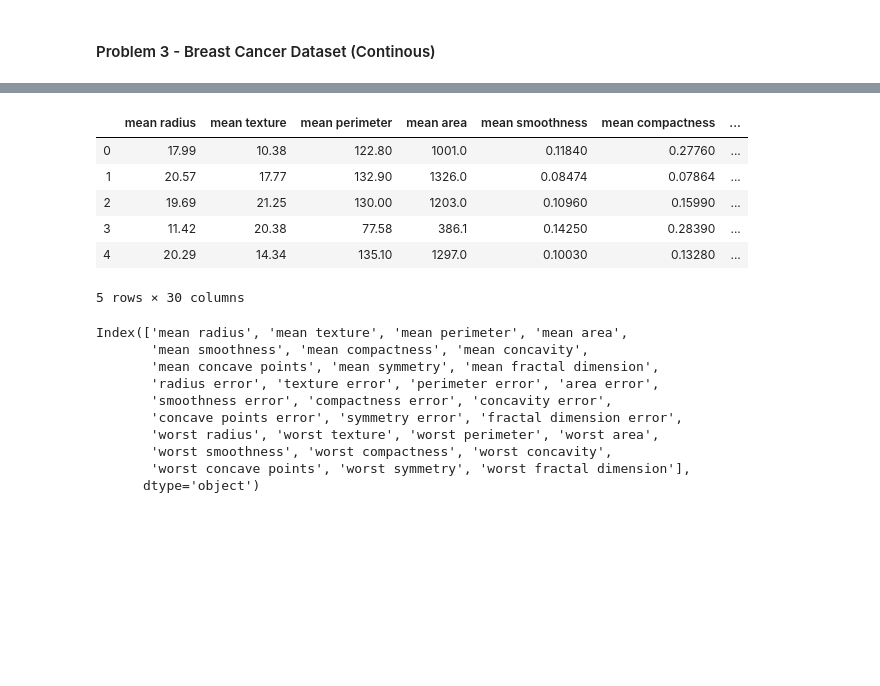
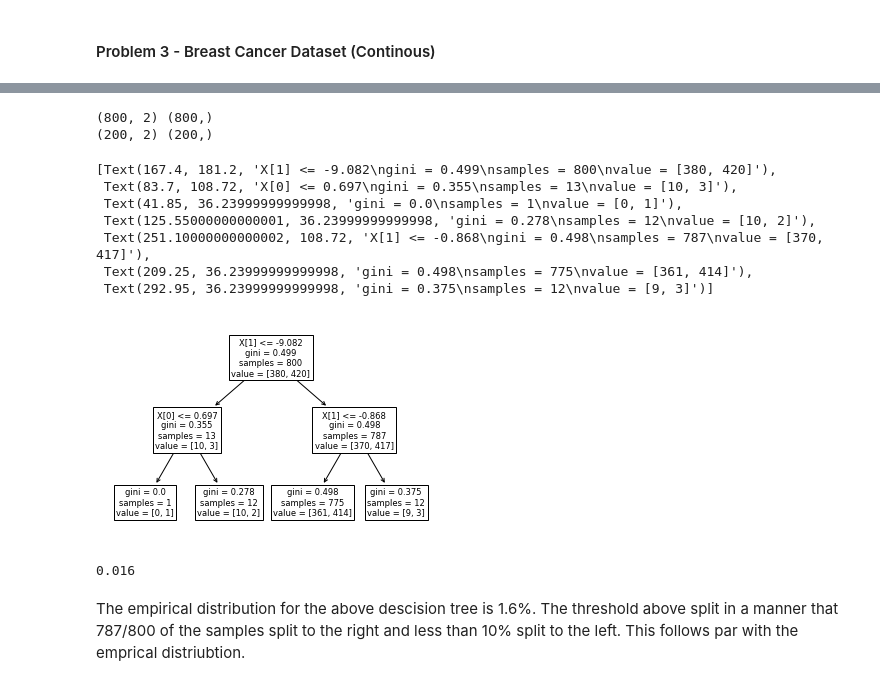
Before and after one commit to dokuritsu/CS422---Data-Mining, a Jupyter notebook: Homework/Homework 2/Homework 2.ipynb, the cells around one changed output, grey strips where cells are left out. Drawn from its saved outputs; the diff is of its cells as text; code cells hidden in the pictures; blank space fills up the shorter version.

```diff
--- a/Homework/Homework 2/Homework 2.ipynb
+++ b/Homework/Homework 2/Homework 2.ipynb
@@ -649,0 +775,7 @@ bc_df_two.head()
+# %%
+#Add x2 from df2 to df1
+df1['x2'] = df2['x2']
+# %%
+#Drop the 'c' column
+df1 = df1.drop(columns=['c'])
+df1
@@ -649,0 +796,11 @@ bc_df_two.head()
+# %%
+#Generate a random label of 0 and 1
+import random
+randomLabel = []
+for i in range(0,1000):
+    n = random.randint(0, 1)
+    randomLabel.append(n)
+
+#Add that label to df1
+df1['Label'] = randomLabel
+df1
@@ -650,7 +833,7 @@ bc_df_two.head()
 # %%
 #Set-up data as samples and features
-X = breastCancer.data
-y = breastCancer.target
+X = df1.drop('Label', axis = 1)
+y = df1['Label']
 
 #Using the train_test_split function to make a split
 X_train, X_test, y_train, y_test = model_selection.train_test_split(X, y, test_size=0.2)
@@ -658,26 +841,35 @@ X_train, X_test, y_train, y_test = model_selection.train_test_split(X, y, test_s
 #For self, total = 569. X_train = 455/569 = 0.8 & X_test = 114/569 = 0.2
 print(X_train.shape, y_train.shape)
 print(X_test.shape, y_test.shape)
+# %% [output]
+(800, 2) (800,)
+(200, 2) (200,)
-# %%
-bc_df_two.head()
-# %% [output]
-|  | mean radius | mean texture | mean perimeter | mean area | mean smoothness | mean compactness | ... |
-| 0 | 17.99 | 10.38 | 122.80 | 1001.0 | 0.11840 | 0.27760 | ... |
-| 1 | 20.57 | 17.77 | 132.90 | 1326.0 | 0.08474 | 0.07864 | ... |
-| 2 | 19.69 | 21.25 | 130.00 | 1203.0 | 0.10960 | 0.15990 | ... |
-| 3 | 11.42 | 20.38 | 77.58 | 386.1 | 0.14250 | 0.28390 | ... |
-| 4 | 20.29 | 14.34 | 135.10 | 1297.0 | 0.10030 | 0.13280 | ... |
-5 rows × 30 columns
-# %%
-bc_df_two.keys()
-# %% [output]
-Index(['mean radius', 'mean texture', 'mean perimeter', 'mean area',
-       'mean smoothness', 'mean compactness', 'mean concavity',
-       'mean concave points', 'mean symmetry', 'mean fractal dimension',
-       'radius error', 'texture error', 'perimeter error', 'area error',
-       'smoothness error', 'compactness error', 'concavity error',
-       'concave points error', 'symmetry error', 'fractal dimension error',
-       'worst radius', 'worst texture', 'worst perimeter', 'worst area',
-       'worst smoothness', 'worst compactness', 'worst concavity',
-       'worst concave points', 'worst symmetry', 'worst fractal dimension'],
-      dtype='object')
+# %%
+#Defining and fitting a decision tree instance
+classifier = tree.DecisionTreeClassifier(max_depth=2)
+classifier = classifier.fit(X_train, y_train)
+
+#Setting up expectations and prediction
+expected = y_test
+predicted = classifier.predict(X_test)
+
+#Show a visual representation of the tree
+tree.plot_tree(classifier)
+# %% [output]
+[Text(167.4, 181.2, 'X[1] <= -9.082\ngini = 0.499\nsamples = 800\nvalue = [380, 420]'),
+ Text(83.7, 108.72, 'X[0] <= 0.697\ngini = 0.355\nsamples = 13\nvalue = [10, 3]'),
+ Text(41.85, 36.23999999999998, 'gini = 0.0\nsamples = 1\nvalue = [0, 1]'),
+ Text(125.55000000000001, 36.23999999999998, 'gini = 0.278\nsamples = 12\nvalue = [10, 2]'),
+ Text(251.10000000000002, 108.72, 'X[1] <= -0.868\ngini = 0.498\nsamples = 787\nvalue = [370, 417]'),
+ Text(209.25, 36.23999999999998, 'gini = 0.498\nsamples = 775\nvalue = [361, 414]'),
+ Text(292.95, 36.23999999999998, 'gini = 0.375\nsamples = 12\nvalue = [9, 3]')]
+[figure, added]
+# %%
+#Calculate the empirical distribution
+from statsmodels.distributions.empirical_distribution import ECDF
+ecdf = ECDF(x2)
+ecdf(-9.082)
+# %% [output]
+0.016
+# %% [markdown]
+The empirical distribution for the above descision tree is 1.6%. The threshold above split in a manner that 787/800 of the samples split to the right and less than 10% split to the left. This follows par with the emprical distriubtion.
```
Also changed, not shown: parts of 14 cells of this notebook.
